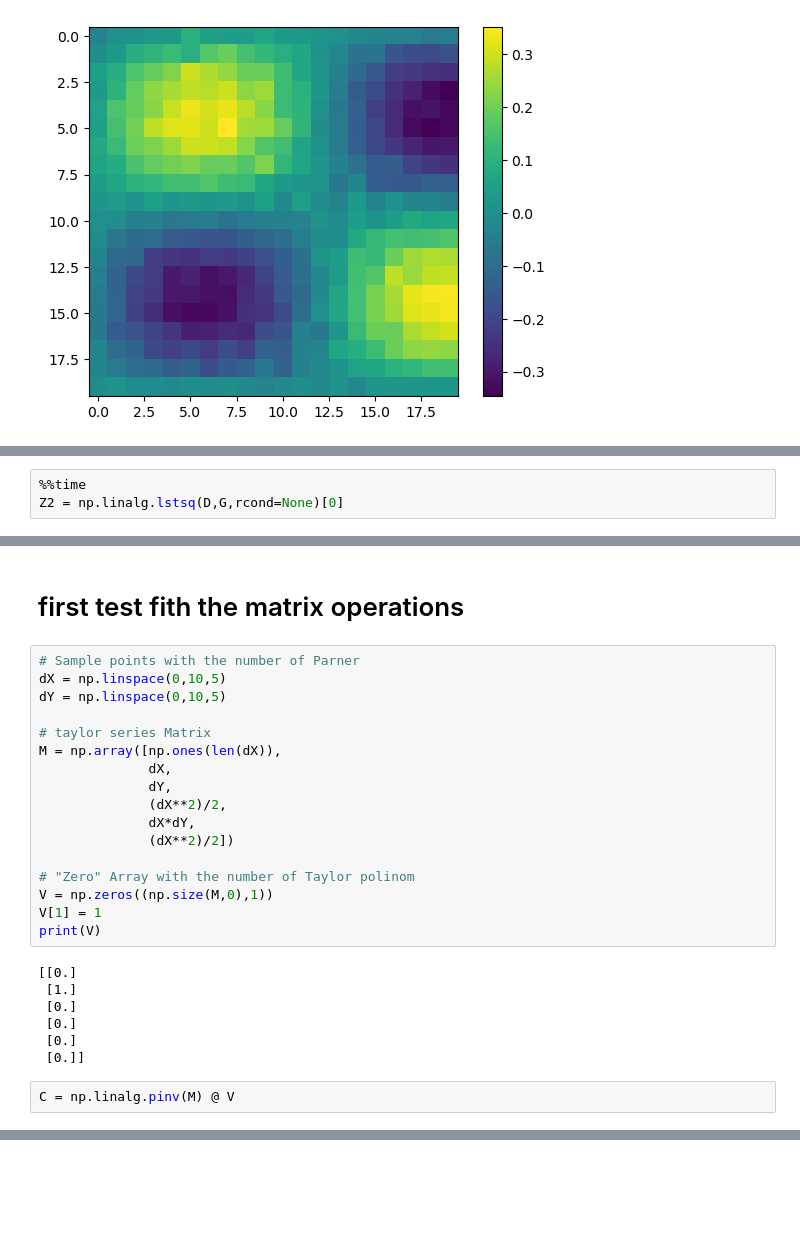
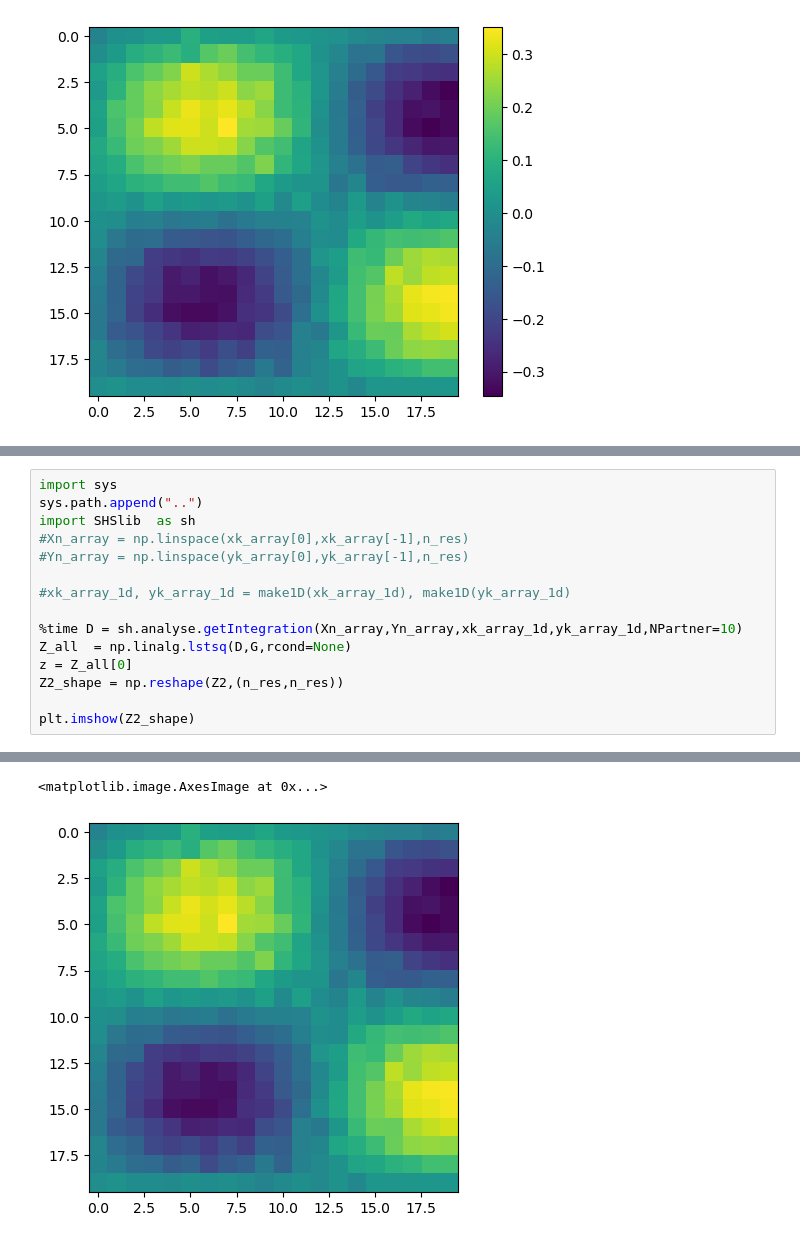
Before and after one commit to hajanssen/pi-shack-hartmann-sensor, a Jupyter notebook: src/dev/Implementation_zonale_integration.ipynb, the cells around one changed output, grey strips where cells are left out. Drawn from its saved outputs; the diff is of its cells as text; blank space fills up the shorter version.

```diff
--- a/src/dev/Implementation_zonale_integration.ipynb
+++ b/src/dev/Implementation_zonale_integration.ipynb
@@ -491,3 +270,0 @@ Wall time: 238 ms
-# %%
-%%time
-Z2 = np.linalg.lstsq(D,G,rcond=None)[0]
@@ -525,28 +271,16 @@ plt.show()
-# %% [markdown]
-# first test fith the matrix operations
-# %%
-# Sample points with the number of Parner
-dX = np.linspace(0,10,5)
-dY = np.linspace(0,10,5)
-
-# taylor series Matrix
-M = np.array([np.ones(len(dX)),
-              dX,
-              dY,
-              (dX**2)/2,
-              dX*dY,
-              (dX**2)/2])
-
-# "Zero" Array with the number of Taylor polinom
-V = np.zeros((np.size(M,0),1))
-V[1] = 1
-print(V)
-# %% [output]
-[[0.]
- [1.]
- [0.]
- [0.]
- [0.]
- [0.]]
-# %%
-C = np.linalg.pinv(M) @ V
+# %%
+import sys
+sys.path.append("..")
+import SHSlib  as sh
+#Xn_array = np.linspace(xk_array[0],xk_array[-1],n_res)
+#Yn_array = np.linspace(yk_array[0],yk_array[-1],n_res)
+
+#xk_array_1d, yk_array_1d = make1D(xk_array_1d), make1D(yk_array_1d)
+
+%time D = sh.analyse.getIntegration(Xn_array,Yn_array,xk_array_1d,yk_array_1d,NPartner=10)
+Z_all  = np.linalg.lstsq(D,G,rcond=None)
+z = Z_all[0]
+Z2_shape = np.reshape(Z2,(n_res,n_res))
+
+plt.imshow(Z2_shape)
+# %% [output]
@@ -552,0 +289,2 @@ C = np.linalg.pinv(M) @ V
+<matplotlib.image.AxesImage at 0x...>
+[figure, added]
```
Also changed, not shown: parts of 23 cells of this notebook, 22 other files.
